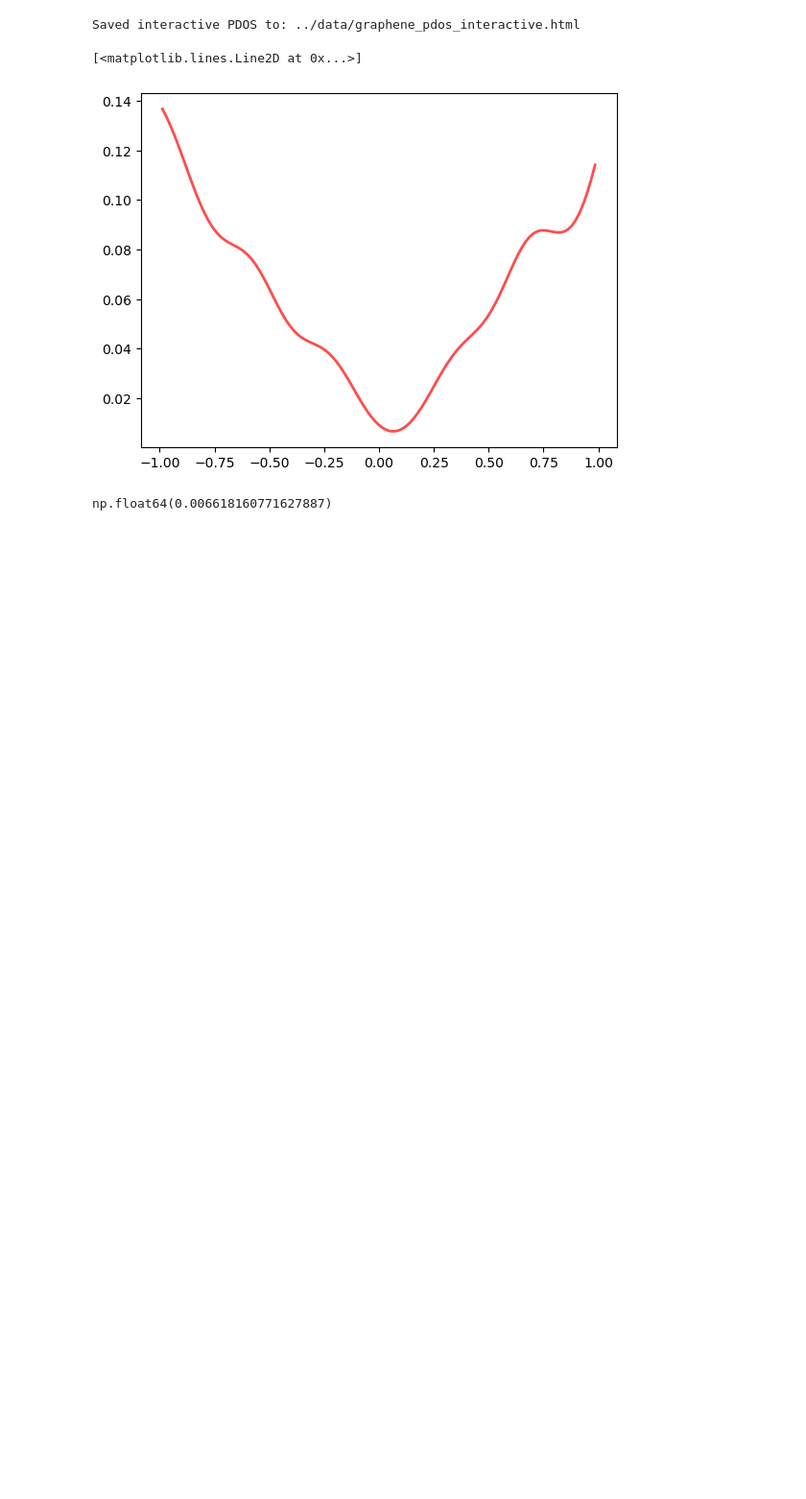
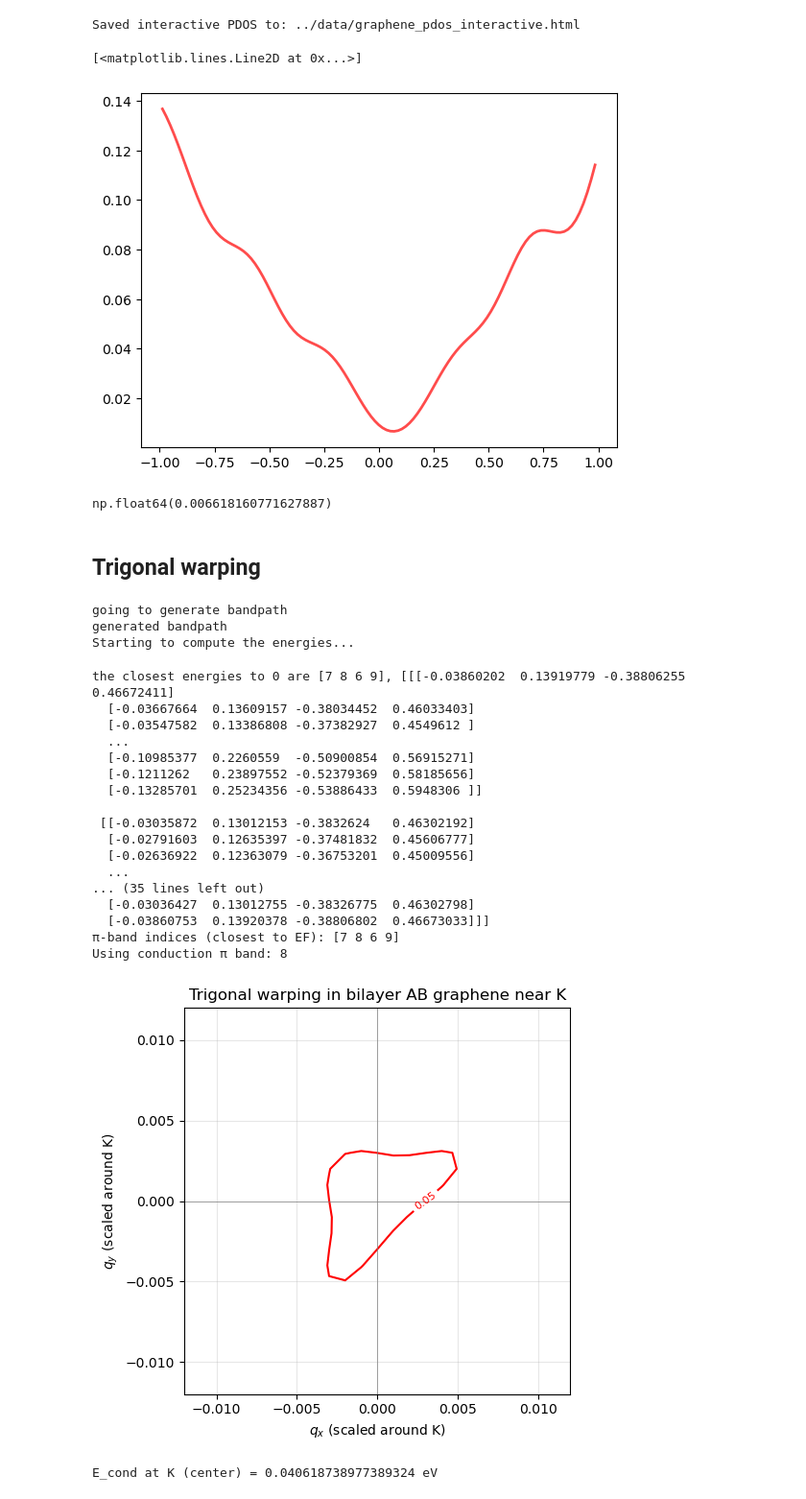
Before and after one commit to NexganGH/DFT_QMB, a Jupyter notebook: 2_graphene_bilayers/scripts/tight_binding/scripts/full_workflow.ipynb, the cells around one changed output. Shown at 96% size. Drawn from its saved outputs; the diff is of its cells as text; code cells hidden in the pictures; blank space fills up the shorter version.

Commit message:
Trigonal warping, kind off.

```diff
--- a/2_graphene_bilayers/scripts/tight_binding/scripts/full_workflow.ipynb
+++ b/2_graphene_bilayers/scripts/tight_binding/scripts/full_workflow.ipynb
@@ -270,3 +272,5 @@ plt.plot(e_min_EF[filter], dos[filter], label='Band', c='r', lw=2, alpha=0.7)
 dos[filter].min()
 # %% [output]
 np.float64(0.006618160771627887)
+# %% [markdown]
+## Trigonal warping
@@ -272,0 +289,72 @@ np.float64(0.006618160771627887)
+# %%
+# Load your converged bilayer AB calc
+atoms, calc = restart("../gpw/ab.gpw")
+Nq=61
+# 1) Compute dense patch around K
+qx, qy, E_shifted, EF = compute_patch_bands(
+    calc,
+    atoms,
+    radius=0.012,   # try 0.03, then maybe smaller like 0.015
+    Nq=Nq,         # 41–81 is reasonable
+    #nbands=None,  # or explicitly if needed
+    txt="tw_blg_patch.txt"
+)
+# %% [output]
+going to generate bandpath
+generated bandpath
+Starting to compute the energies...
+# %%
+# 2) Select the lowest-energy conduction band (or two bands closest to EF)
+#idx, E_low = select_low_energy_bands(E_shifted, n_bands=16)
+#print("Low-energy band indices near EF:", idx)
+#BE_low = E_shifted[:4]
+import numpy as np
+idx_pi, E_pi = find_pi_bands(E_shifted, n=4)
+
+print("π-band indices (closest to EF):", idx_pi)
+
+
+avg_pi = E_pi.mean(axis=(0,1))
+
+# select entries > 0 (conduction)
+pos = np.where(avg_pi > 0)[0]
+
+if len(pos) == 0:
+    raise RuntimeError("No positive-energy π conduction band found!")
+
+# choose the conduction π band closest to zero
+cond_idx_local = pos[np.argmin(avg_pi[pos])]
+
+E_cond = E_pi[..., cond_idx_local]
+print("Using conduction π band:", idx_pi[cond_idx_local])
+
+# 3) Plot iso-energy contours at ±10 meV
+plot_trigonal_warping(
+    qx, qy, E_cond,
+    E_iso=0.05,   # 10 meV in eV units
+    title="Trigonal warping in bilayer AB graphene near K"
+)
+# %% [output]
+the closest energies to 0 are [7 8 6 9], [[[-0.03860202  0.13919779 -0.38806255  0.46672411]
+  [-0.03667664  0.13609157 -0.38034452  0.46033403]
+  [-0.03547582  0.13386808 -0.37382927  0.4549612 ]
+  ...
+  [-0.10985377  0.2260559  -0.50900854  0.56915271]
+  [-0.1211262   0.23897552 -0.52379369  0.58185656]
+  [-0.13285701  0.25234356 -0.53886433  0.5948306 ]]
+
+ [[-0.03035872  0.13012153 -0.3832624   0.46302192]
+  [-0.02791603  0.12635397 -0.37481832  0.45606777]
+  [-0.02636922  0.12363079 -0.36753201  0.45009556]
+  ...
+... (35 lines left out)
+  [-0.03036427  0.13012755 -0.38326775  0.46302798]
+  [-0.03860753  0.13920378 -0.38806802  0.46673033]]]
+π-band indices (closest to EF): [7 8 6 9]
+Using conduction π band: 8
+[figure, added]
+# %%
+ix0, iy0 = E_cond.shape[0] // 2, E_cond.shape[1] // 2
+print("E_cond at K (center) =", E_cond[ix0, iy0], "eV")
+# %% [output]
+E_cond at K (center) = 0.040618738977389324 eV
```
Also changed, not shown: parts of 14 cells of this notebook, 7 other files.
